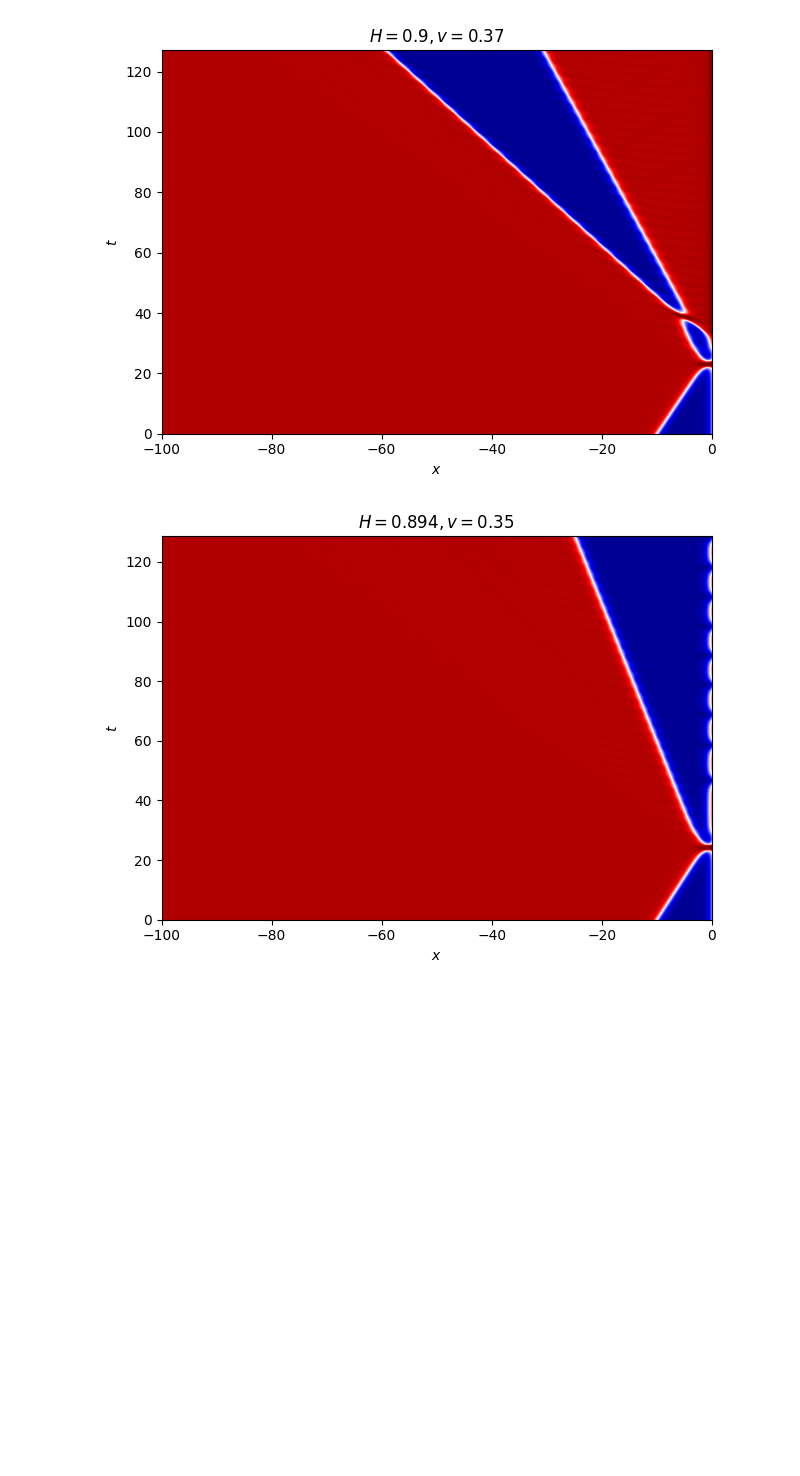
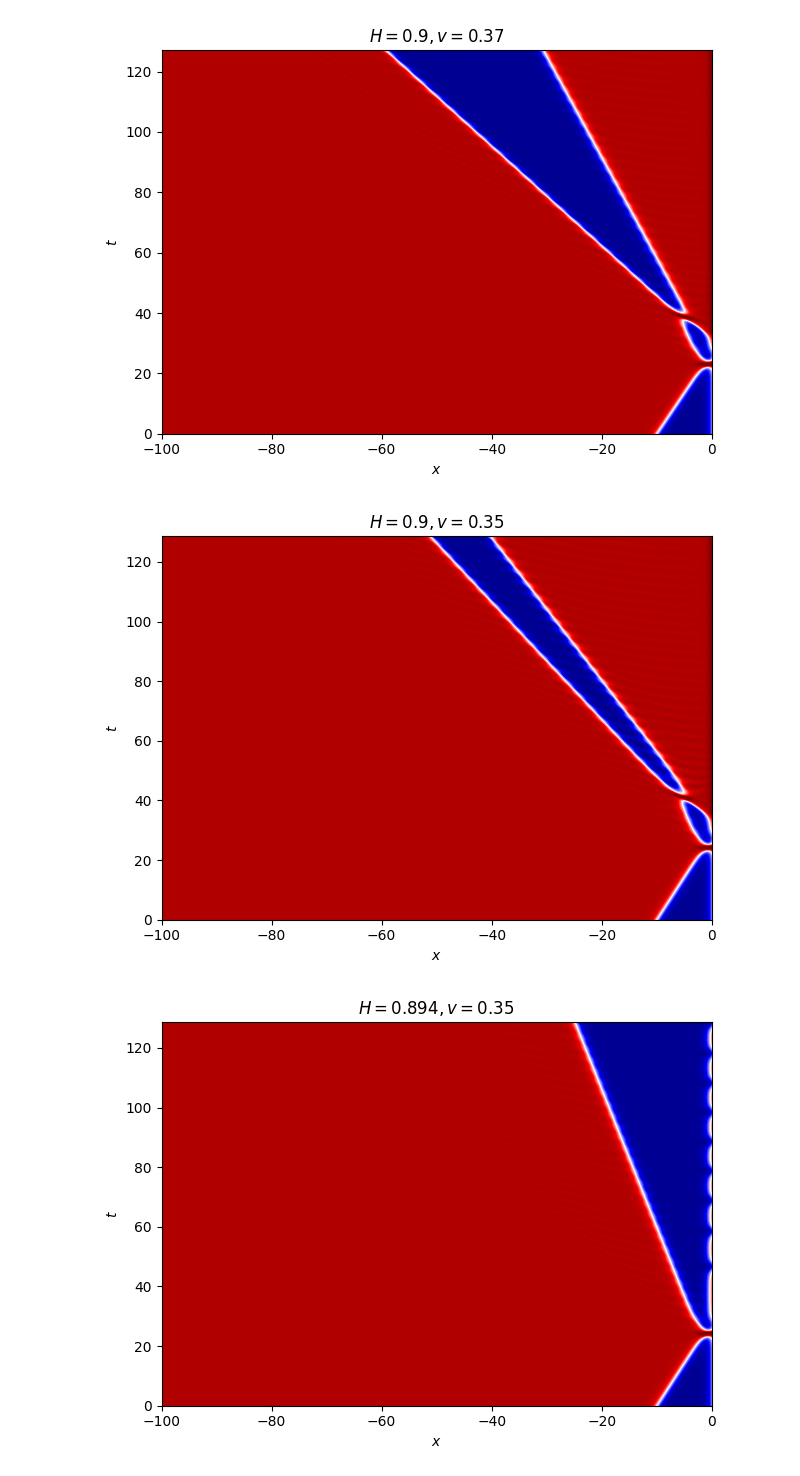
Before and after one commit to JairoSSantos/parallel-kink-scattering, a Jupyter notebook: scripts/mosaico/analise.ipynb, the cells around one changed output. Cells and saved outputs as stored; diff of their text form; code cells hidden in the pictures; blank space fills up the shorter version.

```diff
--- a/scripts/mosaico/analise.ipynb
+++ b/scripts/mosaico/analise.ipynb
@@ -114,6 +114,10 @@ plot_phi4_naumann(H=-0.2, v=0.17149328681315995)
 plot_phi4_naumann(H=0.9, v=0.37)
 # %% [output]
 [figure]
+# %%
+plot_phi4_naumann(H=0.9, v=0.35)
+# %% [output]
+[figure, added]
 # %%
 plot_phi4_naumann(H=0.894, v=0.35)
 # %% [output]
```
Also changed, not shown: parts of 2 cells of this notebook, 5 other files.
